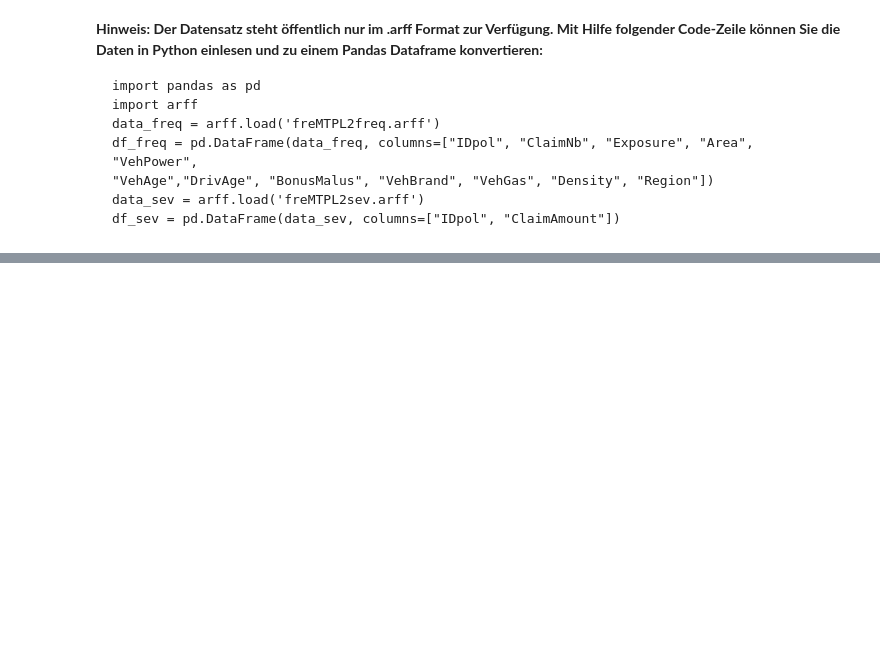
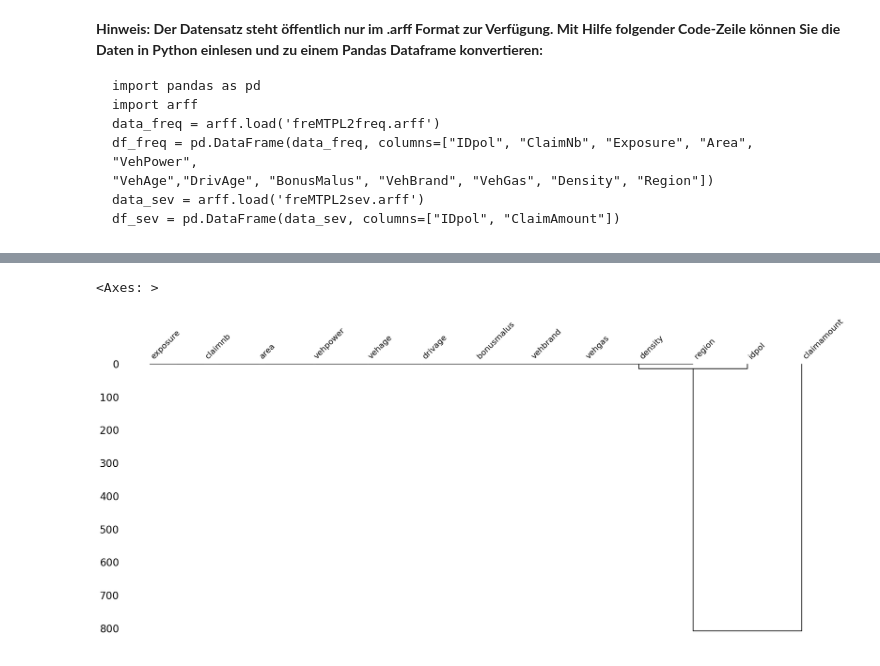
Before and after one commit to bjzim/mtpl2, a Jupyter notebook: 1-Notebook.ipynb, the cells around one changed output, grey strips where cells are left out. Cells and saved outputs as stored; diff of their text form; code cells hidden in the pictures; blank space fills up the shorter version.

```diff
--- a/1-Notebook.ipynb
+++ b/1-Notebook.ipynb
@@ -69,0 +245,4 @@ freMTPL2sev:
+# %%
+df = df_freq.copy()
+# %%
+df = df.merge(df_sev, how="outer", on="IDpol")
@@ -69,0 +263,2 @@ freMTPL2sev:
+# %%
+df.columns = df.columns.str.lower()
@@ -69,0 +350,5 @@ freMTPL2sev:
+# %%
+msno.dendrogram(df)
+# %% [output]
+<Axes: >
+[figure, added]
```
Also changed, not shown: parts of 42 cells of this notebook.
